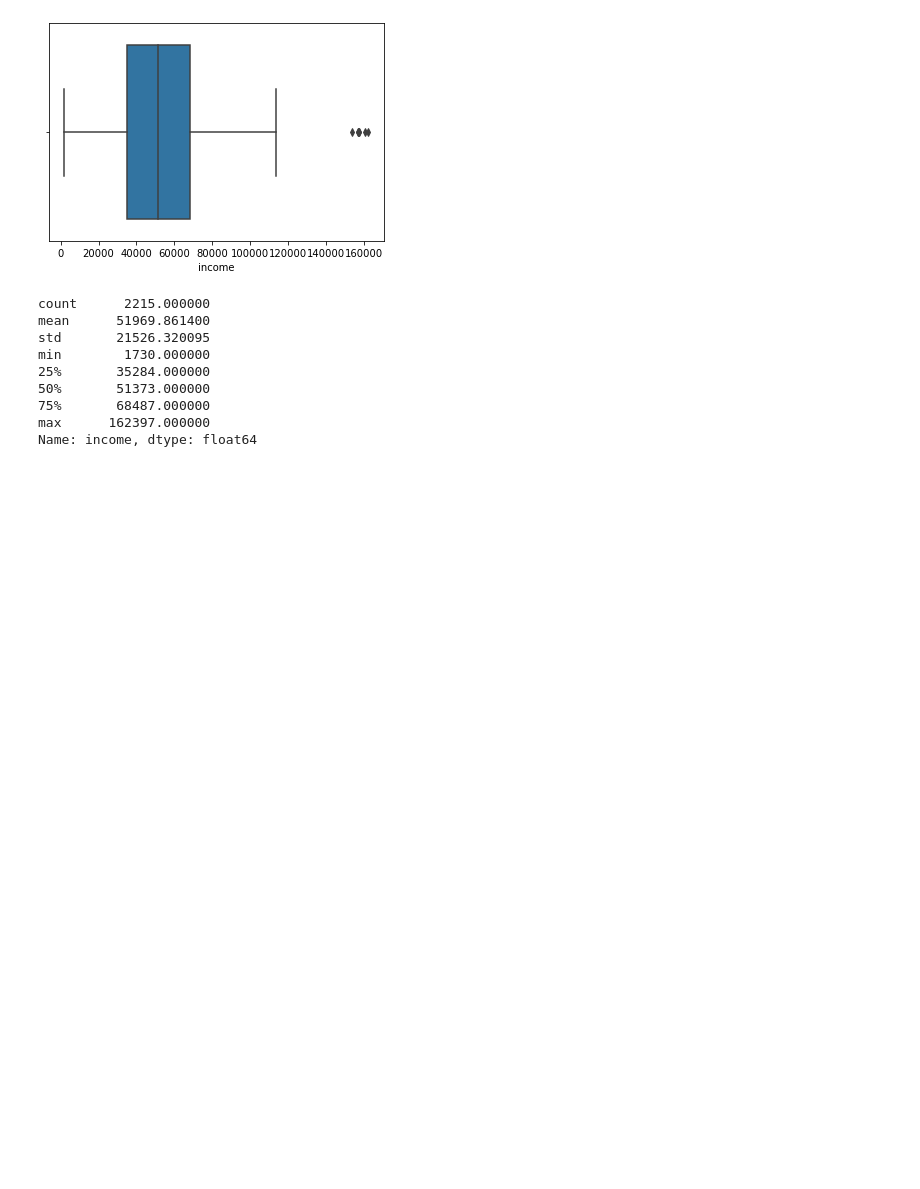
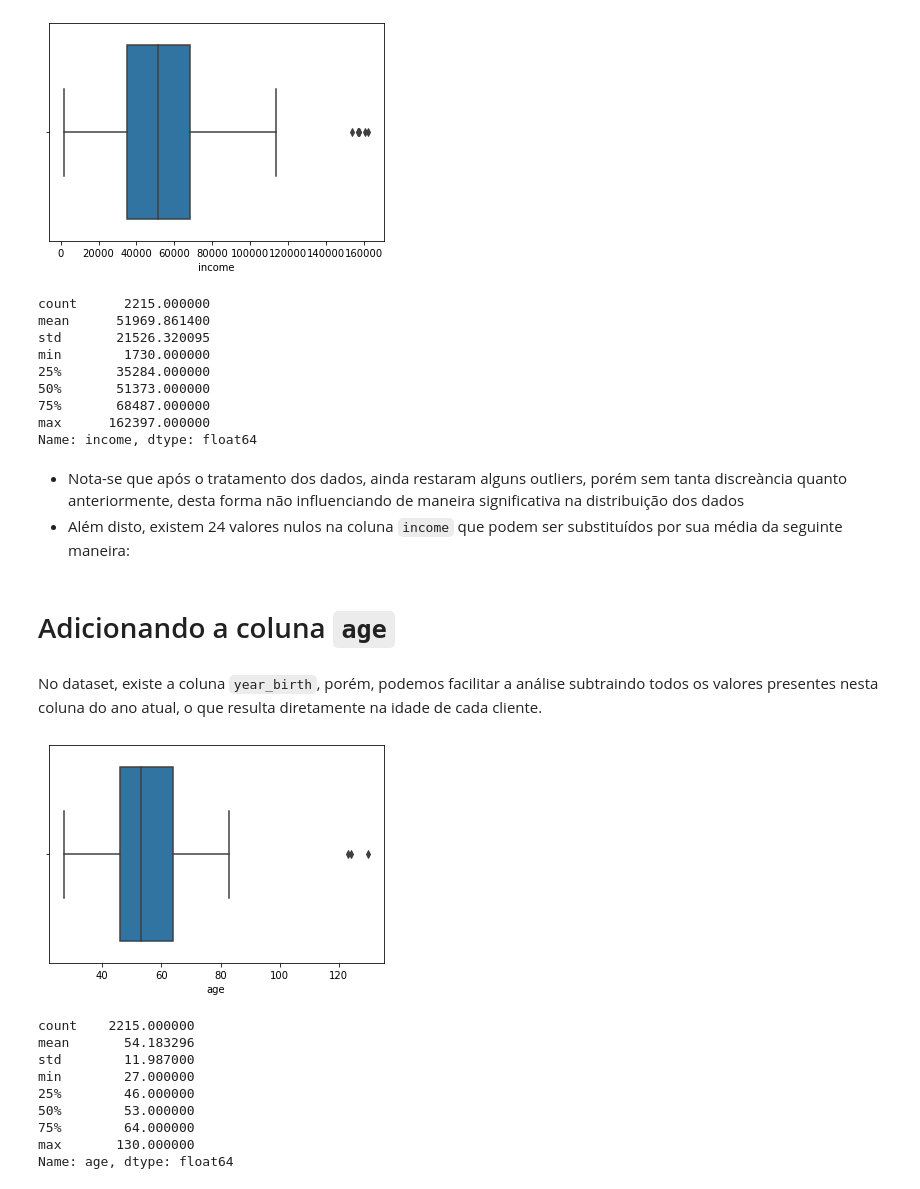
Before and after one commit to marcosvnespolo/Dados_Marketing, a Jupyter notebook: Analisando Dados de Marketing.ipynb, the cells around one changed output. Cells and saved outputs as stored; diff of their text form; code cells hidden in the pictures; blank space fills up the shorter version.

Commit message:
Adicionando a coluna age e removendo valores discrepantes

```diff
--- a/Analisando Dados de Marketing.ipynb
+++ b/Analisando Dados de Marketing.ipynb
@@ -181,3 +181,31 @@ min        1730.000000
 75%       68487.000000
 max      162397.000000
 Name: income, dtype: float64
+# %% [markdown]
+- Nota-se que após o tratamento dos dados, ainda restaram alguns outliers, porém sem tanta discreància quanto anteriormente, desta forma não influenciando de maneira significativa na distribuição dos dados
+- Além disto, existem 24 valores nulos na coluna `income` que podem ser substituídos por sua média da seguinte maneira:
+# %%
+dados['income'] = dados['income'].fillna(dados['income'].mean())
+# %% [markdown]
+# Adicionando a coluna `age`
+# %% [markdown]
+No dataset, existe a coluna `year_birth`, porém, podemos facilitar a análise subtraindo todos os valores presentes nesta coluna do ano atual, o que resulta diretamente na idade de cada cliente.
+# %%
+dados['age'] = 2023 - dados['year_birth']
+# %%
+plt.figure()
+sns.boxplot(dados["age"])
+plt.show()
+
+dados["age"].describe()
+# %% [output]
+[figure, added]
+count    2215.000000
+mean       54.183296
+std        11.987000
+min        27.000000
+25%        46.000000
+50%        53.000000
+75%        64.000000
+max       130.000000
+Name: age, dtype: float64
```
Also changed, not shown: parts of 2 cells of this notebook.
